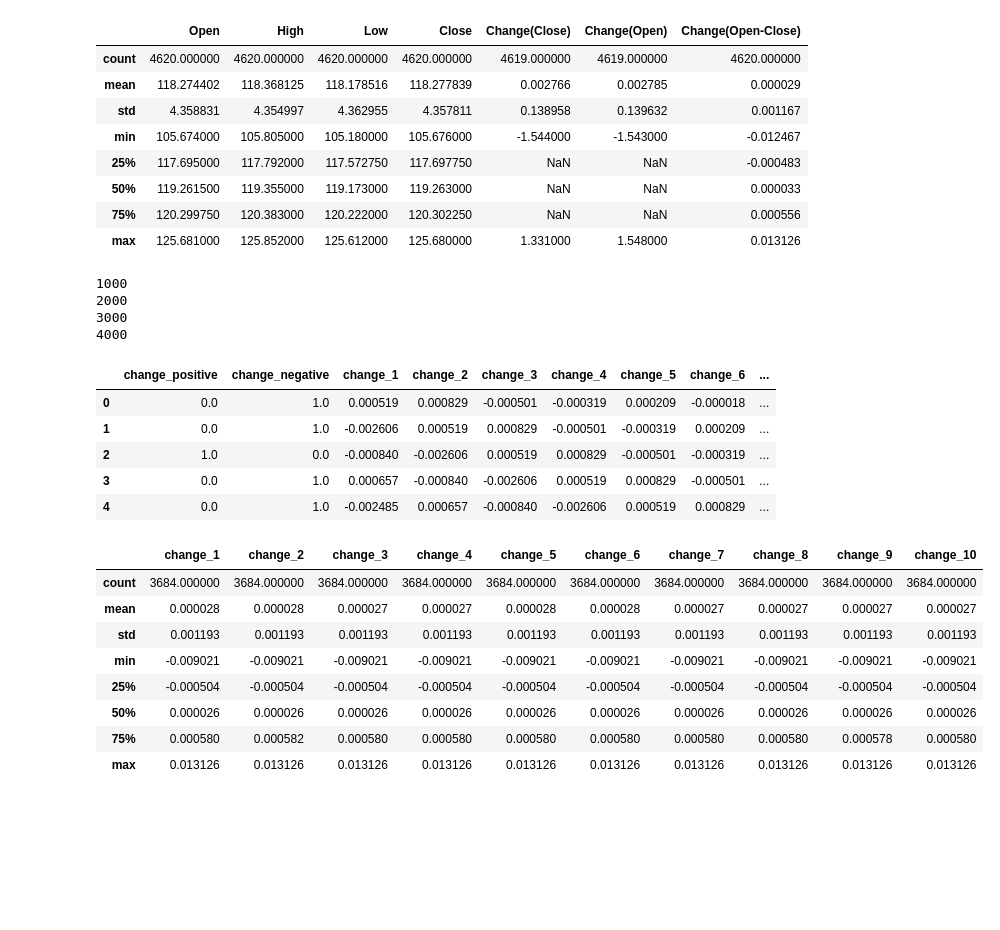
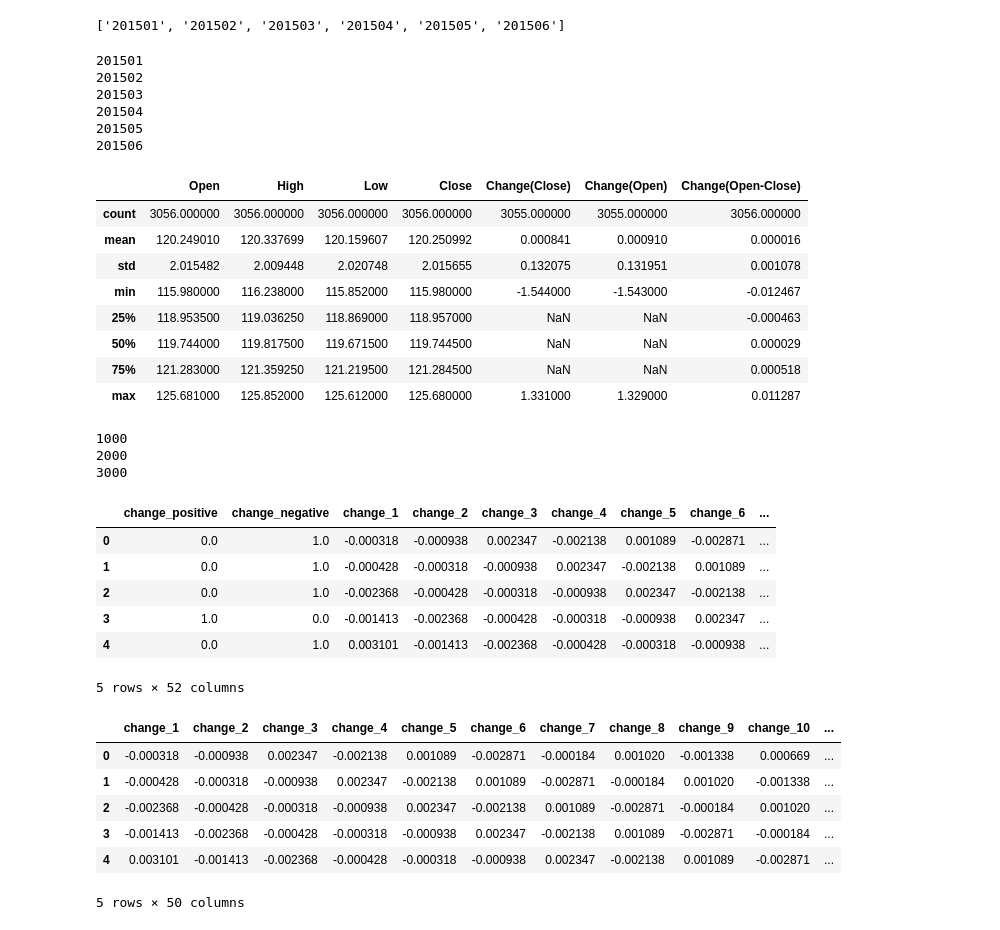
Before and after one commit to Tdual/fx, a Jupyter notebook: fx_tensorflow.ipynb, the cells around one changed output. Saved outputs shown, nothing was run; the diff lists cells and outputs as text; code cells hidden in the pictures; blank space fills up the shorter version.

```diff
--- a/fx_tensorflow.ipynb
+++ b/fx_tensorflow.ipynb
@@ -32,3 +15,19 @@ data = ft.read_csv([
+# %%
+months = pd.date_range('2015-1', periods=6, freq='M')
+months = months.tolist()
+months_list = [m.strftime('%Y%m' ) for m in months]
+months_list
+# %% [output]
+['201501', '201502', '201503', '201504', '201505', '201506']
+# %%
+data = ft.read_csv(months_list)
+# %% [output]
+201501
+201502
+201503
+201504
+201505
+201506
 # %%
 ohlc = ft.get_ohlc(data, '1H')
 
@@ -39,21 +38,21 @@ ohlc["Change(Open-Close)"] = get_candle_list(ohlc)
 ohlc.describe()
 # %% [output]
 |  | Open | High | Low | Close | Change(Close) | Change(Open) | Change(Open-Close) |
-| count | 4620.000000 | 4620.000000 | 4620.000000 | 4620.000000 | 4619.000000 | 4619.000000 | 4620.000000 |
-| mean | 118.274402 | 118.368125 | 118.178516 | 118.277839 | 0.002766 | 0.002785 | 0.000029 |
-| std | 4.358831 | 4.354997 | 4.362955 | 4.357811 | 0.138958 | 0.139632 | 0.001167 |
-| min | 105.674000 | 105.805000 | 105.180000 | 105.676000 | -1.544000 | -1.543000 | -0.012467 |
-| 25% | 117.695000 | 117.792000 | 117.572750 | 117.697750 | NaN | NaN | -0.000483 |
-| 50% | 119.261500 | 119.355000 | 119.173000 | 119.263000 | NaN | NaN | 0.000033 |
-| 75% | 120.299750 | 120.383000 | 120.222000 | 120.302250 | NaN | NaN | 0.000556 |
-| max | 125.681000 | 125.852000 | 125.612000 | 125.680000 | 1.331000 | 1.548000 | 0.013126 |
+| count | 3056.000000 | 3056.000000 | 3056.000000 | 3056.000000 | 3055.000000 | 3055.000000 | 3056.000000 |
+| mean | 120.249010 | 120.337699 | 120.159607 | 120.250992 | 0.000841 | 0.000910 | 0.000016 |
+| std | 2.015482 | 2.009448 | 2.020748 | 2.015655 | 0.132075 | 0.131951 | 0.001078 |
+| min | 115.980000 | 116.238000 | 115.852000 | 115.980000 | -1.544000 | -1.543000 | -0.012467 |
+| 25% | 118.953500 | 119.036250 | 118.869000 | 118.957000 | NaN | NaN | -0.000463 |
+| 50% | 119.744000 | 119.817500 | 119.671500 | 119.744500 | NaN | NaN | 0.000029 |
+| 75% | 121.283000 | 121.359250 | 121.219500 | 121.284500 | NaN | NaN | 0.000518 |
+| max | 125.681000 | 125.852000 | 125.612000 | 125.680000 | 1.331000 | 1.329000 | 0.011287 |
 # %%
 ohlc['change_positive'] = 0
 ohlc.ix[ohlc['Change(Open-Close)'] >= 0, 'change_positive'] = 1
 ohlc['change_negative'] = 0
 ohlc.ix[ohlc['Change(Open-Close)'] < 0, 'change_negative'] = 1
 
-num_predictors = 10
+num_predictors = 50
 
 data_columns = [
     'change_positive',
@@ -83,35 +82,33 @@ training_test_data.head()
 1000
 2000
 3000
-4000
 |  | change_positive | change_negative | change_1 | change_2 | change_3 | change_4 | change_5 | change_6 | ... |
-| 0 | 0.0 | 1.0 | 0.000519 | 0.000829 | -0.000501 | -0.000319 | 0.000209 | -0.000018 | ... |
-| 1 | 0.0 | 1.0 | -0.002606 | 0.000519 | 0.000829 | -0.000501 | -0.000319 | 0.000209 | ... |
-| 2 | 1.0 | 0.0 | -0.000840 | -0.002606 | 0.000519 | 0.000829 | -0.000501 | -0.000319 | ... |
-| 3 | 0.0 | 1.0 | 0.000657 | -0.000840 | -0.002606 | 0.000519 | 0.000829 | -0.000501 | ... |
-| 4 | 0.0 | 1.0 | -0.002485 | 0.000657 | -0.000840 | -0.002606 | 0.000519 | 0.000829 | ... |
+| 0 | 0.0 | 1.0 | -0.000318 | -0.000938 | 0.002347 | -0.002138 | 0.001089 | -0.002871 | ... |
+| 1 | 0.0 | 1.0 | -0.000428 | -0.000318 | -0.000938 | 0.002347 | -0.002138 | 0.001089 | ... |
+| 2 | 0.0 | 1.0 | -0.002368 | -0.000428 | -0.000318 | -0.000938 | 0.002347 | -0.002138 | ... |
+| 3 | 1.0 | 0.0 | -0.001413 | -0.002368 | -0.000428 | -0.000318 | -0.000938 | 0.002347 | ... |
+| 4 | 0.0 | 1.0 | 0.003101 | -0.001413 | -0.002368 | -0.000428 | -0.000318 | -0.000938 | ... |
+5 rows × 52 columns
 # %%
 predictors_tf = training_test_data[training_test_data.columns[2:]]
 
 classes_tf = training_test_data[training_test_data.columns[:2]]
 
 training_set_size = int(len(training_test_data) * 0.8)
 test_set_size = len(training_test_data) - training_set_size
 
 training_predictors_tf = predictors_tf[:training_set_size]
 training_classes_tf = classes_tf[:training_set_size]
 
 test_predictors_tf = predictors_tf[training_set_size:]
 test_classes_tf = classes_tf[training_set_size:]
 
-training_predictors_tf.describe()
+training_predictors_tf.head()
 # %% [output]
-|  | change_1 | change_2 | change_3 | change_4 | change_5 | change_6 | change_7 | change_8 | change_9 | change_10 |
-| count | 3684.000000 | 3684.000000 | 3684.000000 | 3684.000000 | 3684.000000 | 3684.000000 | 3684.000000 | 3684.000000 | 3684.000000 | 3684.000000 |
-| mean | 0.000028 | 0.000028 | 0.000027 | 0.000027 | 0.000028 | 0.000028 | 0.000027 | 0.000027 | 0.000027 | 0.000027 |
-| std | 0.001193 | 0.001193 | 0.001193 | 0.001193 | 0.001193 | 0.001193 | 0.001193 | 0.001193 | 0.001193 | 0.001193 |
-| min | -0.009021 | -0.009021 | -0.009021 | -0.009021 | -0.009021 | -0.009021 | -0.009021 | -0.009021 | -0.009021 | -0.009021 |
-| 25% | -0.000504 | -0.000504 | -0.000504 | -0.000504 | -0.000504 | -0.000504 | -0.000504 | -0.000504 | -0.000504 | -0.000504 |
-| 50% | 0.000026 | 0.000026 | 0.000026 | 0.000026 | 0.000026 | 0.000026 | 0.000026 | 0.000026 | 0.000026 | 0.000026 |
-| 75% | 0.000580 | 0.000582 | 0.000580 | 0.000580 | 0.000580 | 0.000580 | 0.000580 | 0.000580 | 0.000578 | 0.000580 |
-| max | 0.013126 | 0.013126 | 0.013126 | 0.013126 | 0.013126 | 0.013126 | 0.013126 | 0.013126 | 0.013126 | 0.013126 |
+|  | change_1 | change_2 | change_3 | change_4 | change_5 | change_6 | change_7 | change_8 | change_9 | change_10 | ... |
+| 0 | -0.000318 | -0.000938 | 0.002347 | -0.002138 | 0.001089 | -0.002871 | -0.000184 | 0.001020 | -0.001338 | 0.000669 | ... |
+| 1 | -0.000428 | -0.000318 | -0.000938 | 0.002347 | -0.002138 | 0.001089 | -0.002871 | -0.000184 | 0.001020 | -0.001338 | ... |
+| 2 | -0.002368 | -0.000428 | -0.000318 | -0.000938 | 0.002347 | -0.002138 | 0.001089 | -0.002871 | -0.000184 | 0.001020 | ... |
+| 3 | -0.001413 | -0.002368 | -0.000428 | -0.000318 | -0.000938 | 0.002347 | -0.002138 | 0.001089 | -0.002871 | -0.000184 | ... |
+| 4 | 0.003101 | -0.001413 | -0.002368 | -0.000428 | -0.000318 | -0.000938 | 0.002347 | -0.002138 | 0.001089 | -0.002871 | ... |
+5 rows × 50 columns
```
Also changed, not shown: parts of 4 cells of this notebook, 1 other file.
